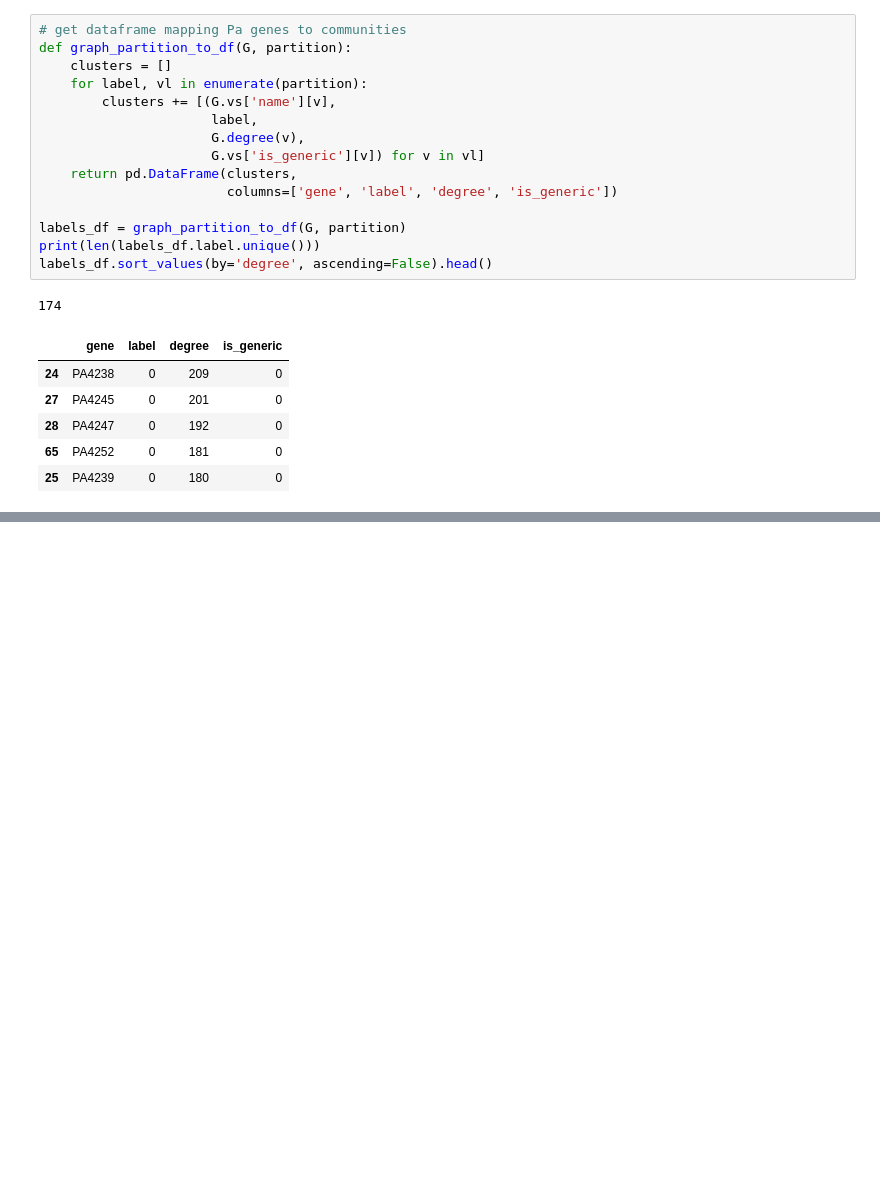
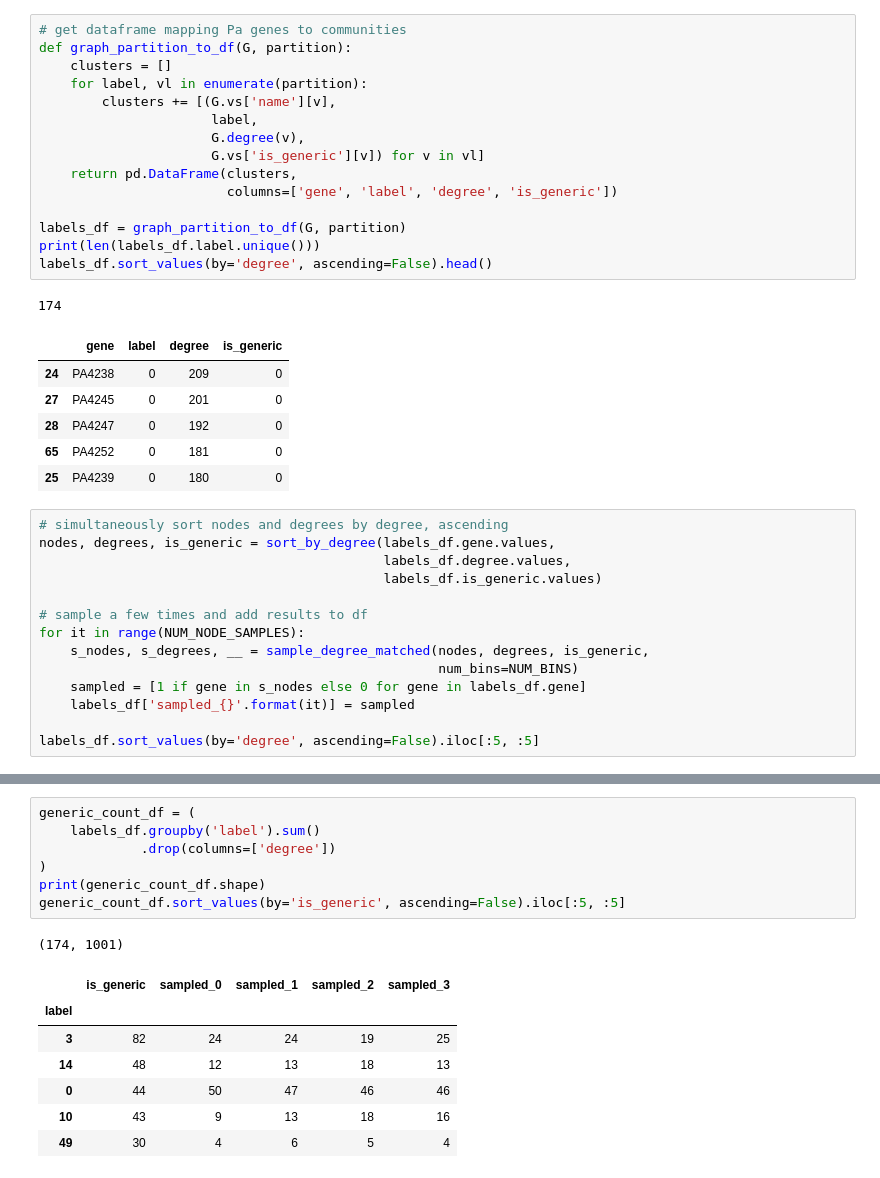
Before and after one commit to greenelab/generic-expression-patterns, a Jupyter notebook: network_analysis/2B_community_detection_lv.ipynb, the cells around one changed output, grey strips where cells are left out. Saved outputs shown, nothing was run; the diff lists cells and outputs as text; blank space fills up the shorter version.

```diff
--- a/network_analysis/2B_community_detection_lv.ipynb
+++ b/network_analysis/2B_community_detection_lv.ipynb
@@ -89,3 +92,17 @@ labels_df.sort_values(by='degree', ascending=False).head()
 | 28 | PA4247 | 0 | 192 | 0 |
 | 65 | PA4252 | 0 | 181 | 0 |
 | 25 | PA4239 | 0 | 180 | 0 |
+# %%
+# simultaneously sort nodes and degrees by degree, ascending
+nodes, degrees, is_generic = sort_by_degree(labels_df.gene.values,
+                                            labels_df.degree.values,
+                                            labels_df.is_generic.values)
+
+# sample a few times and add results to df
+for it in range(NUM_NODE_SAMPLES):
+    s_nodes, s_degrees, __ = sample_degree_matched(nodes, degrees, is_generic,
+                                                   num_bins=NUM_BINS)
+    sampled = [1 if gene in s_nodes else 0 for gene in labels_df.gene]
+    labels_df['sampled_{}'.format(it)] = sampled
+
+labels_df.sort_values(by='degree', ascending=False).iloc[:5, :5]
@@ -91,0 +116,16 @@ labels_df.sort_values(by='degree', ascending=False).head()
+# %%
+generic_count_df = (
+    labels_df.groupby('label').sum()
+             .drop(columns=['degree'])
+)
+print(generic_count_df.shape)
+generic_count_df.sort_values(by='is_generic', ascending=False).iloc[:5, :5]
+# %% [output]
+(174, 1001)
+|  | is_generic | sampled_0 | sampled_1 | sampled_2 | sampled_3 |
+| label |  |  |  |  |  |
+| 3 | 82 | 24 | 24 | 19 | 25 |
+| 14 | 48 | 12 | 13 | 18 | 13 |
+| 0 | 44 | 50 | 47 | 46 | 46 |
+| 10 | 43 | 9 | 13 | 18 | 16 |
+| 49 | 30 | 4 | 6 | 5 | 4 |
```
Also changed, not shown: parts of 5 cells of this notebook.
